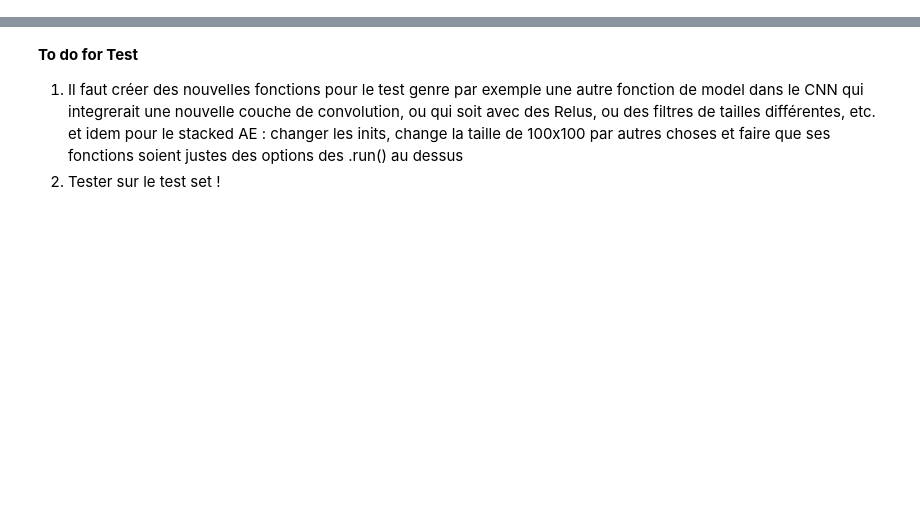
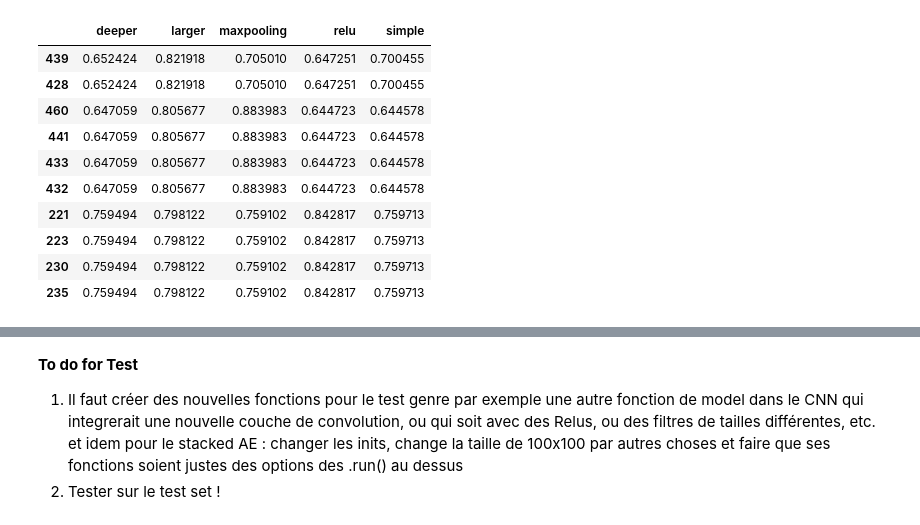
Before and after one commit to alexattia/Medical-Image-Analysis, a Jupyter notebook: Test and Metrics.ipynb, the cells around one changed output, grey strips where cells are left out. Saved outputs shown, nothing was run; the diff lists cells and outputs as text; code cells hidden in the pictures; blank space fills up the shorter version.

```diff
--- a/Test and Metrics.ipynb
+++ b/Test and Metrics.ipynb
@@ -82,0 +61,17 @@ Text(0.5,1,'Ground Truth')
+# %%
+# Find the index that maximizes all models
+dm = {k:v[0] for k,v in metrics.items()}
+df = pd.DataFrame(dm)
+df[df>0.6].dropna(how='any').sort_values('larger', ascending=False).head(10)
+# %% [output]
+|  | deeper | larger | maxpooling | relu | simple |
+| 439 | 0.652424 | 0.821918 | 0.705010 | 0.647251 | 0.700455 |
+| 428 | 0.652424 | 0.821918 | 0.705010 | 0.647251 | 0.700455 |
+| 460 | 0.647059 | 0.805677 | 0.883983 | 0.644723 | 0.644578 |
+| 441 | 0.647059 | 0.805677 | 0.883983 | 0.644723 | 0.644578 |
+| 433 | 0.647059 | 0.805677 | 0.883983 | 0.644723 | 0.644578 |
+| 432 | 0.647059 | 0.805677 | 0.883983 | 0.644723 | 0.644578 |
+| 221 | 0.759494 | 0.798122 | 0.759102 | 0.842817 | 0.759713 |
+| 223 | 0.759494 | 0.798122 | 0.759102 | 0.842817 | 0.759713 |
+| 230 | 0.759494 | 0.798122 | 0.759102 | 0.842817 | 0.759713 |
+| 235 | 0.759494 | 0.798122 | 0.759102 | 0.842817 | 0.759713 |
```
Also changed, not shown: parts of 30 cells of this notebook.
